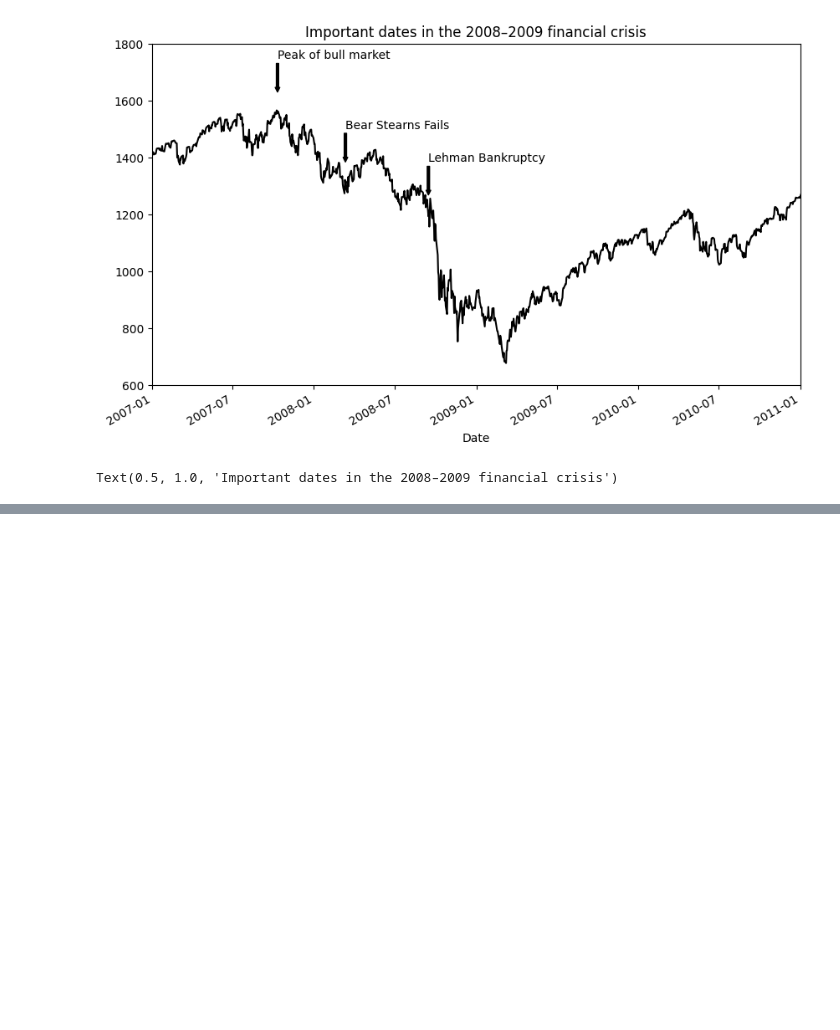
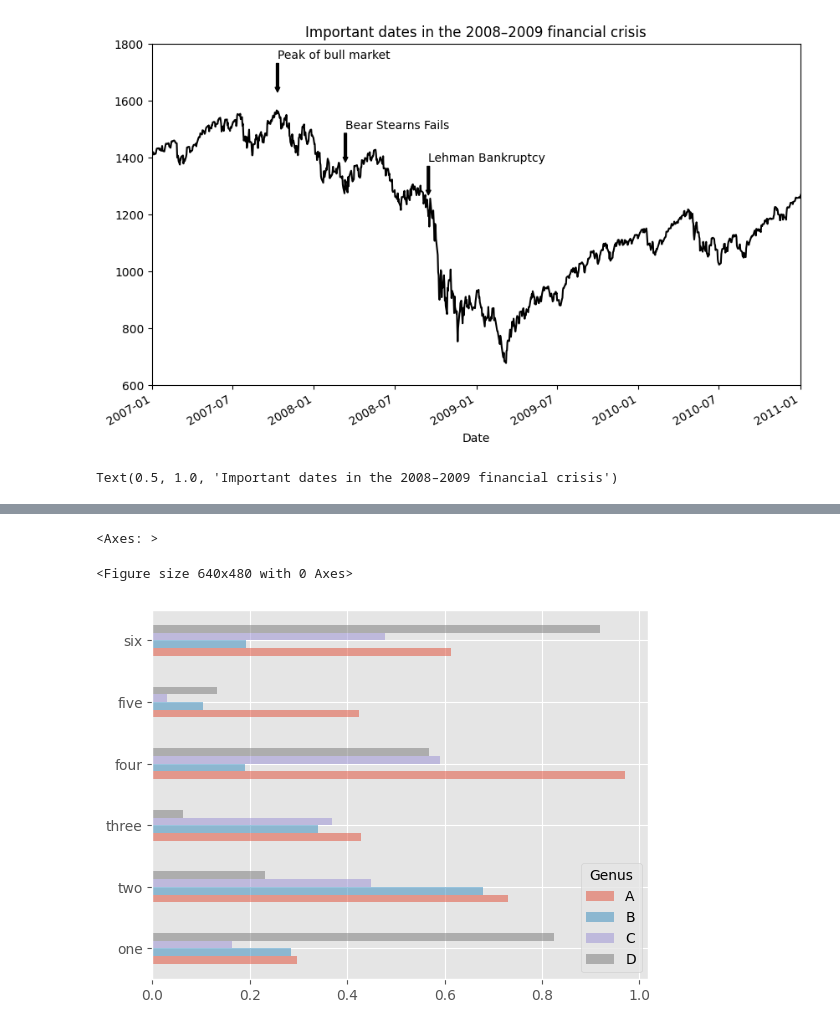
Before and after one commit to yigangzhang/pydata-book, a Jupyter notebook: ch09.ipynb, the cells around one changed output, grey strips where cells are left out. Cells and saved outputs as stored; diff of their text form; code cells hidden in the pictures; blank space fills up the shorter version.

```diff
--- a/ch09.ipynb
+++ b/ch09.ipynb
@@ -320 +337,8 @@ plt.figure()
+# %%
+plt.figure()
+df.plot.barh(alpha=0.5)
+# %% [output]
+<Axes: >
+<Figure size 640x480 with 0 Axes>
+[figure, added]
 # %%
```
Also changed, not shown: parts of 40 cells of this notebook, 1 other file.
